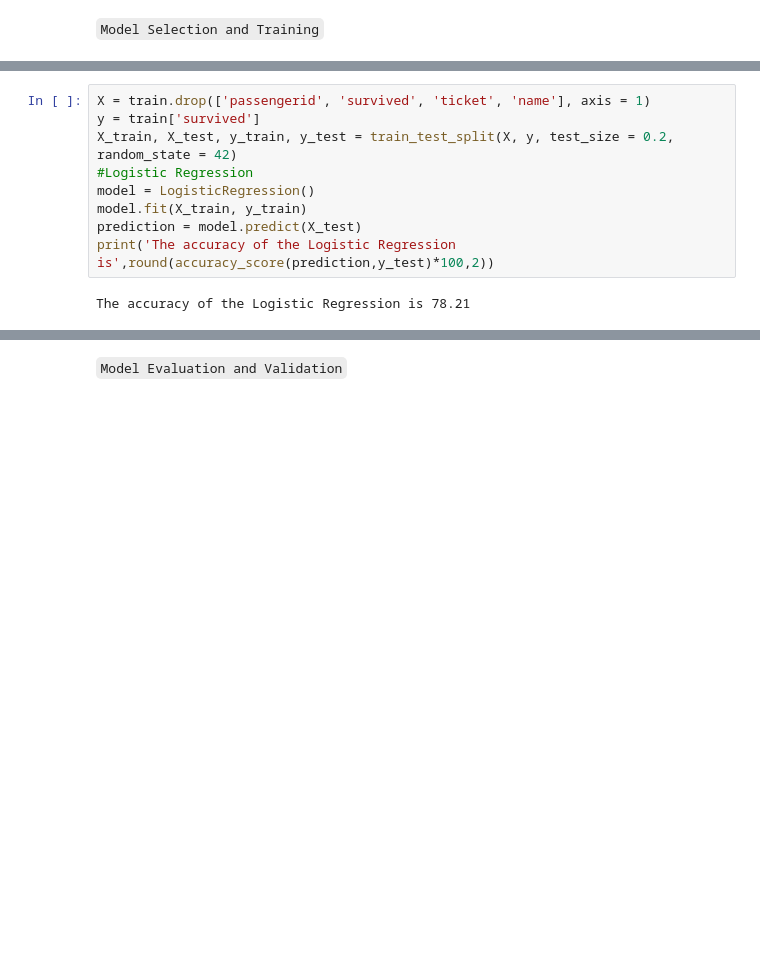
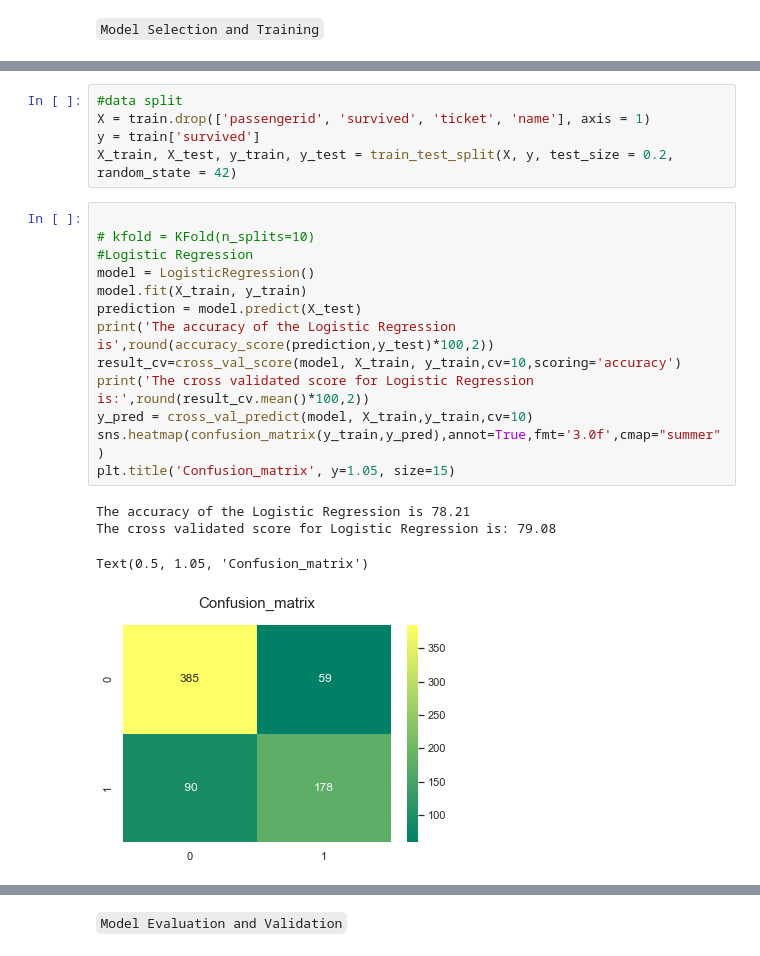
Before and after one commit to sultanbeishenkulov/titanic, a Jupyter notebook: titanic.ipynb, the cells around one changed output, grey strips where cells are left out. Cells and saved outputs as stored; diff of their text form; blank space fills up the shorter version.

Commit message:
added ml models

```diff
--- a/titanic.ipynb
+++ b/titanic.ipynb
@@ -254,11 +266,23 @@ fig.show()
 # %%
+#data split
 X = train.drop(['passengerid', 'survived', 'ticket', 'name'], axis = 1)
 y = train['survived']
 X_train, X_test, y_train, y_test = train_test_split(X, y, test_size = 0.2, random_state = 42)
-#Logistic Regression
-model = LogisticRegression()
-model.fit(X_train, y_train)
-prediction = model.predict(X_test)
-print('The accuracy of the Logistic Regression is',round(accuracy_score(prediction,y_test)*100,2))
-# %% [output]
-The accuracy of the Logistic Regression is 78.21
+# %%
+
+# kfold = KFold(n_splits=10)
+#Logistic Regression
+model = LogisticRegression()
+model.fit(X_train, y_train)
+prediction = model.predict(X_test)
+print('The accuracy of the Logistic Regression is',round(accuracy_score(prediction,y_test)*100,2))
+result_cv=cross_val_score(model, X_train, y_train,cv=10,scoring='accuracy')
+print('The cross validated score for Logistic Regression is:',round(result_cv.mean()*100,2))
+y_pred = cross_val_predict(model, X_train,y_train,cv=10)
+sns.heatmap(confusion_matrix(y_train,y_pred),annot=True,fmt='3.0f',cmap="summer")
+plt.title('Confusion_matrix', y=1.05, size=15)
+# %% [output]
+The accuracy of the Logistic Regression is 78.21
+The cross validated score for Logistic Regression is: 79.08
+Text(0.5, 1.05, 'Confusion_matrix')
+[figure, added]
```
Also changed, not shown: parts of 5 cells of this notebook.
